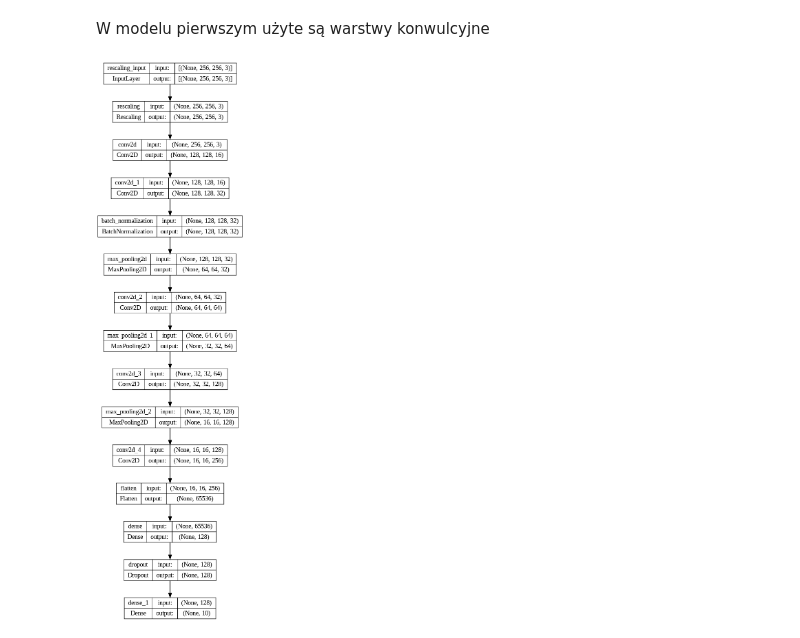
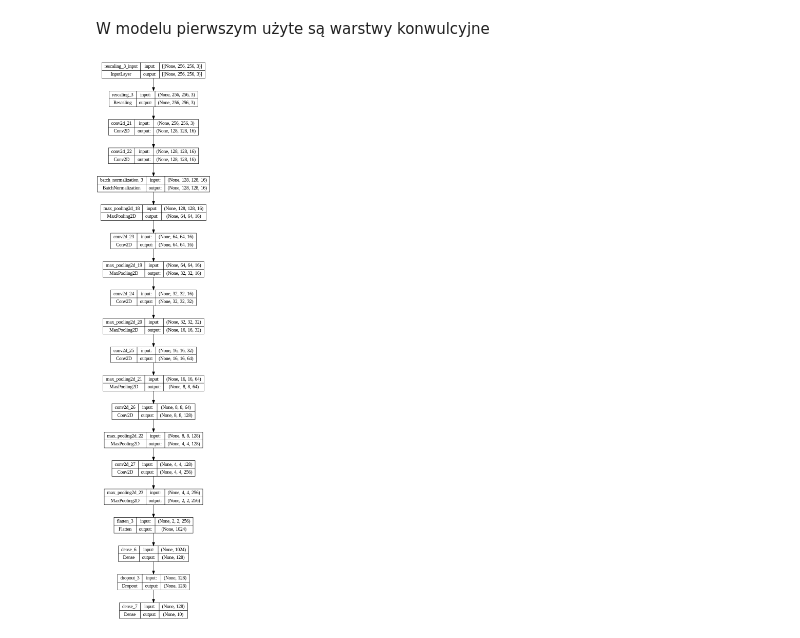
Before and after one commit to tajski/Keras-konsulcyjne-sieci-neuronowe, a Jupyter notebook: Cwiczenie2_42885.ipynb, the cells around one changed output. Drawn from its saved outputs; the diff is of its cells as text; code cells hidden in the pictures.

```diff
--- a/Cwiczenie2_42885.ipynb
+++ b/Cwiczenie2_42885.ipynb
@@ -117,20 +116,26 @@ W modelu pierwszym użyte są warstwy konwulcyjne
 # %%
 model1 = Sequential([
     layers.Rescaling(1.0 / 255, input_shape=(256, 256, 3)),
-    layers.Conv2D(16, (32,32), strides=2, padding='same', activation="relu"),
-    layers.Conv2D(32, (20,20), padding='same', activation="relu"),
+    layers.Conv2D(16, 10, strides=2, padding='same', activation="relu"),
+    layers.Conv2D(16, 8, padding='same', activation="relu"),
     layers.BatchNormalization(),
     layers.MaxPooling2D(2),
-    layers.Conv2D(64, (10,10), padding='same', activation="relu"),
+    layers.Conv2D(16, 7, padding='same', activation="relu"),
     layers.MaxPooling2D(2),
-    layers.Conv2D(128, (6,6), padding='same', activation="relu"),
+    layers.Conv2D(32, 7, padding='same', activation="relu"),
     layers.MaxPooling2D(2),
-    layers.Conv2D(256, (3,3), padding='same', activation="relu"),
+    layers.Conv2D(64, 5, padding='same', activation="relu"),
+    layers.MaxPooling2D(2),
+    layers.Conv2D(128, 5, padding='same', activation="relu"),
+    layers.MaxPooling2D(2),
+    layers.Conv2D(256, 3, padding='same', activation="relu"),
+    layers.MaxPooling2D(2),
     layers.Flatten(),
     layers.Dense(128, activation="relu"),
     layers.Dropout(0.5),
     layers.Dense(10, activation="softmax")
-])
+    ])
+
 plot_model(model1, show_shapes=True)
 # %% [output]
-[figure, old version]
+[figure, new version]
```
Also changed, not shown: parts of 33 cells of this notebook.
